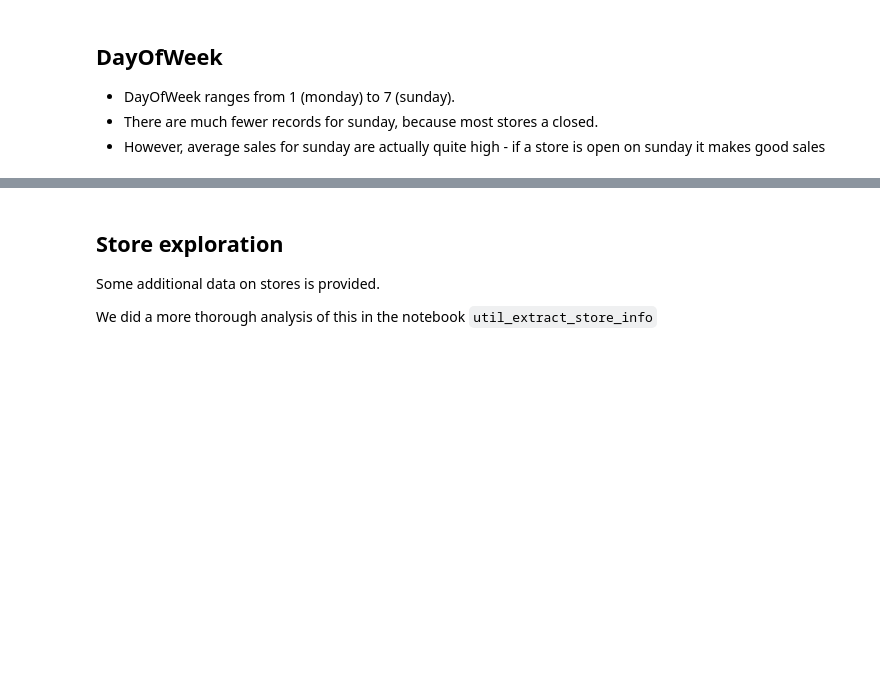
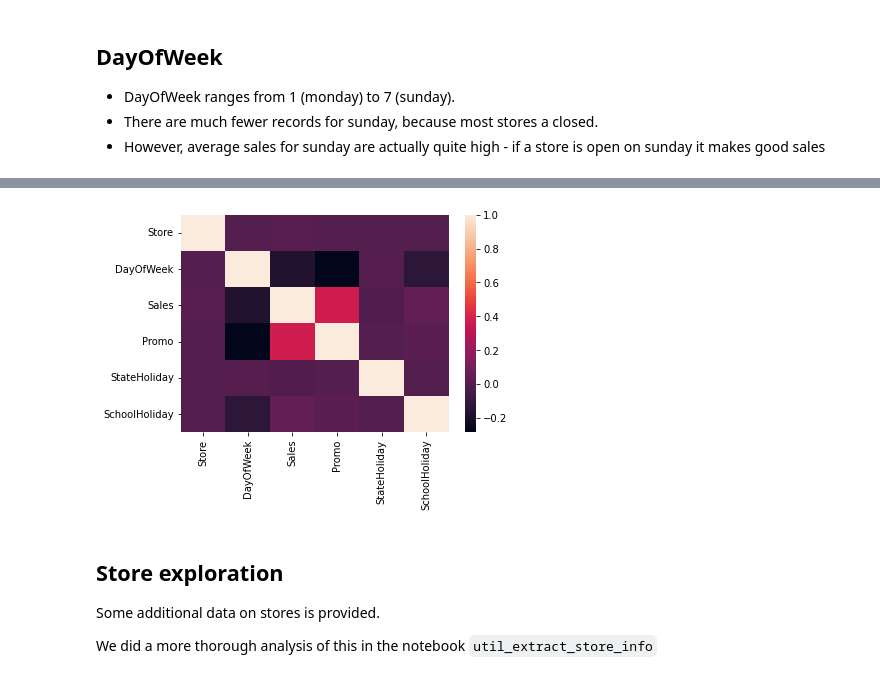
Before and after one commit to franksh/dsr-rossman-comp, a Jupyter notebook: notebooks/1_data_exploration.ipynb, the cells around one changed output, grey strips where cells are left out. Saved outputs shown, nothing was run; the diff lists cells and outputs as text; code cells hidden in the pictures; blank space fills up the shorter version.

```diff
--- a/notebooks/1_data_exploration.ipynb
+++ b/notebooks/1_data_exploration.ipynb
@@ -182,3 +187,7 @@ plt.show()
+# %%
+sns.heatmap(train.corr());
+# %% [output]
+[figure, added]
 # %% [markdown]
 ## Store exploration
 
```
Also changed, not shown: parts of 11 cells of this notebook.
